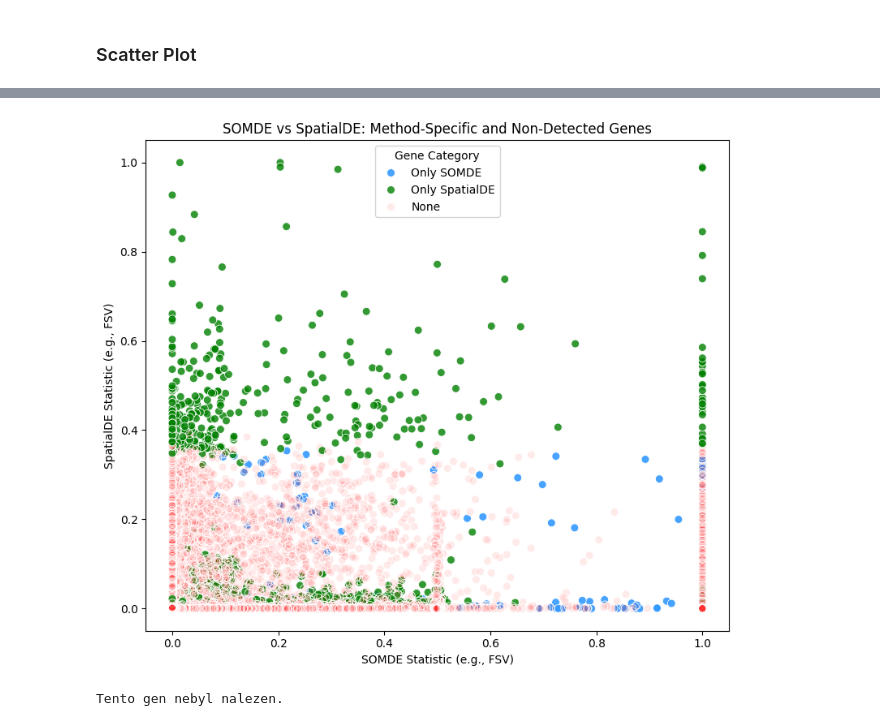
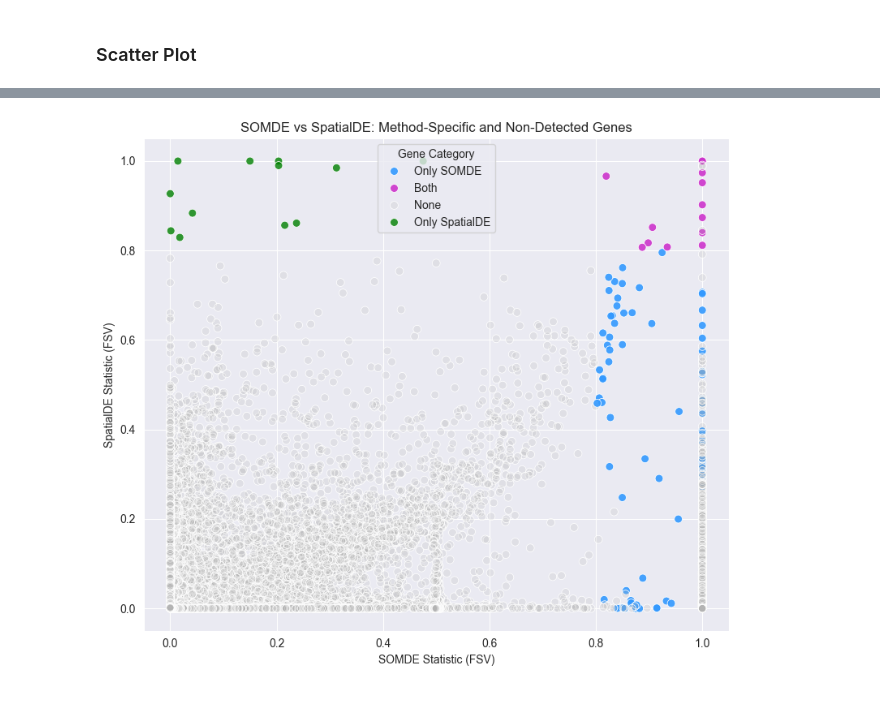
Before and after one commit to nikolienka24/IV114_ST, a Jupyter notebook: method_comparison.ipynb, the cells around one changed output, grey strips where cells are left out. Cells and saved outputs as stored; diff of their text form; code cells hidden in the pictures.

```diff
--- a/method_comparison.ipynb
+++ b/method_comparison.ipynb
@@ -9,7 +9,7 @@ Variables that can be modified in this notebook or None
 **Set following variables if you are running notebook interactively.**
 # %%
 qval_default = 0.05
-fsv_default = None
+fsv_default = 0.8
 input_path_folder_default = "somde_results/SN048_A121573_Rep1/"
 suppress_warnings_default = False
 # %% [markdown]
@@ -202,41 +267,48 @@ plt.show()
+# %%
+def classify_gene_thresholded_FSV(row):
+    if row["FSV_somde"] >= FSV_TH and row["qval_somde"] <= QVAL_TH and \
+       row["FSV_spatialde"] < FSV_TH:
+        return "Only SOMDE"
+    elif row["FSV_spatialde"] >= FSV_TH and row["qval_spatialde"] <= QVAL_TH and \
+         row["FSV_somde"] < FSV_TH:
+        return "Only SpatialDE"
+    elif row["FSV_somde"] >= FSV_TH and row["qval_somde"] <= QVAL_TH and \
+         row["FSV_spatialde"] >= FSV_TH and row["qval_spatialde"] <= QVAL_TH:
+        return "Both"
+    else:
+        return "None"
 # %%
-merged["category"] = merged["g"].apply(classify_gene)
-plot_data = merged[merged["category"].notna()] # keep 3 categories (exclude None category)
+merged["category"] = merged.apply(classify_gene_thresholded_FSV, axis=1)
+
+# Keep only 3 categories (exclude None if desired)
+plot_data = merged[merged["category"].notna()]
 
 plt.figure(figsize=(8, 7))
 
+
 palette = {
-    "Only SOMDE": (0.2, 0.6, 1.0, 0.9),     # blue
-    "Only SpatialDE": (0.0, 0.5, 0.0, 0.8), # green
-    "None": (1.0, 0.2, 0.2, 0.1)           # transparent red
+    "Only SOMDE": (0.2, 0.6, 1.0, 0.9),      # blue
+    "Only SpatialDE": (0.0, 0.5, 0.0, 0.8),  # green
+    "Both": (0.8, 0.2, 0.8, 0.9),            # purple
+    "None": (0.7, 0.7, 0.7, 0.2)             # transparent gray
 }
 
 sns.scatterplot(
     data=plot_data,
     x="FSV_somde",
     y="FSV_spatialde",
     hue="category",
     palette=palette,
     s=50
 )
 
 plt.title("SOMDE vs SpatialDE: Method-Specific and Non-Detected Genes")
-plt.xlabel("SOMDE Statistic (e.g., FSV)")
-plt.ylabel("SpatialDE Statistic (e.g., FSV)")
+plt.xlabel("SOMDE Statistic (FSV)")
+plt.ylabel("SpatialDE Statistic (FSV)")
 plt.legend(title="Gene Category")
 plt.tight_layout()
-plt.savefig("figures/show/method_comparison/" + DATA_FOLDER_NAME + "/scatter.somde_vs_spatialde.png", dpi=300, bbox_inches='tight')
+plt.savefig(f"figures/show/method_comparison/{DATA_FOLDER_NAME}/scatter.somde_vs_spatialde.png",
+            dpi=300, bbox_inches='tight')
 plt.show()
 # %% [output]
-[figure, old version]
+[figure, new version]
-# %%
-gene_to_check = "CEP83"
-
-if gene_to_check in merged.index:
-    row = merged.set_index("gene").loc[gene_to_check]
-    print("SOMDE:", row["FSV_somde"])
-    print("SpatialDE:", row["FSV_spatialde"])
-else:
-    print("Tento gen nebyl nalezen.")
-# %% [output]
-Tento gen nebyl nalezen.
```
Also changed, not shown: parts of 7 cells of this notebook.
